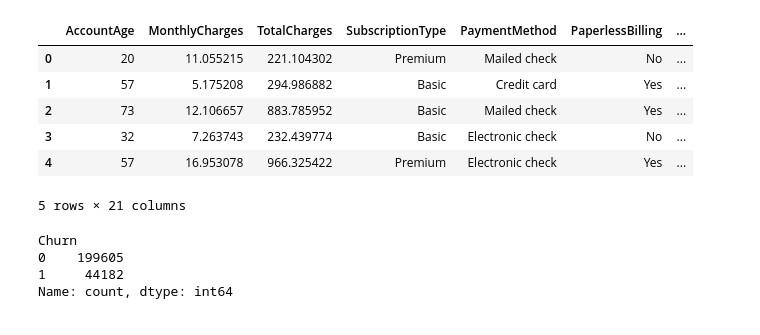
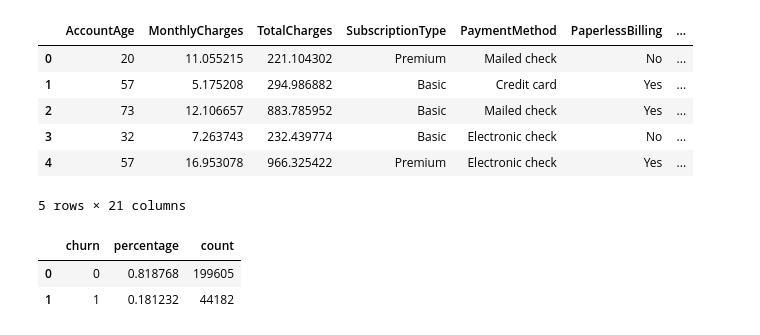
Before and after one commit to sanoosha/churn_modeling, a Jupyter notebook: survival_modeling.ipynb, the cells around one changed output. Cells and saved outputs as stored; diff of their text form; code cells hidden in the pictures.

```diff
--- a/survival_modeling.ipynb
+++ b/survival_modeling.ipynb
@@ -15,10 +21,13 @@ df.head()
 | 3 | 32 | 7.263743 | 232.439774 | Basic | Electronic check | No | ... |
 | 4 | 57 | 16.953078 | 966.325422 | Premium | Electronic check | Yes | ... |
 5 rows × 21 columns
-# %%
-df.Churn.value_counts()
-# %% [output]
-Churn
-0    199605
-1     44182
-Name: count, dtype: int64
+# %%
+df_churn_bar = pd.DataFrame()
+df_churn_bar['churn'] = df.Churn.unique()
+df_churn_bar['percentage'] = df.Churn.value_counts() / df.Churn.count()
+df_churn_bar['count'] = df.Churn.value_counts()
+df_churn_bar
+# %% [output]
+|  | churn | percentage | count |
+| 0 | 0 | 0.818768 | 199605 |
+| 1 | 1 | 0.181232 | 44182 |
```
Also changed, not shown: parts of 10 cells of this notebook, 8 other files.
